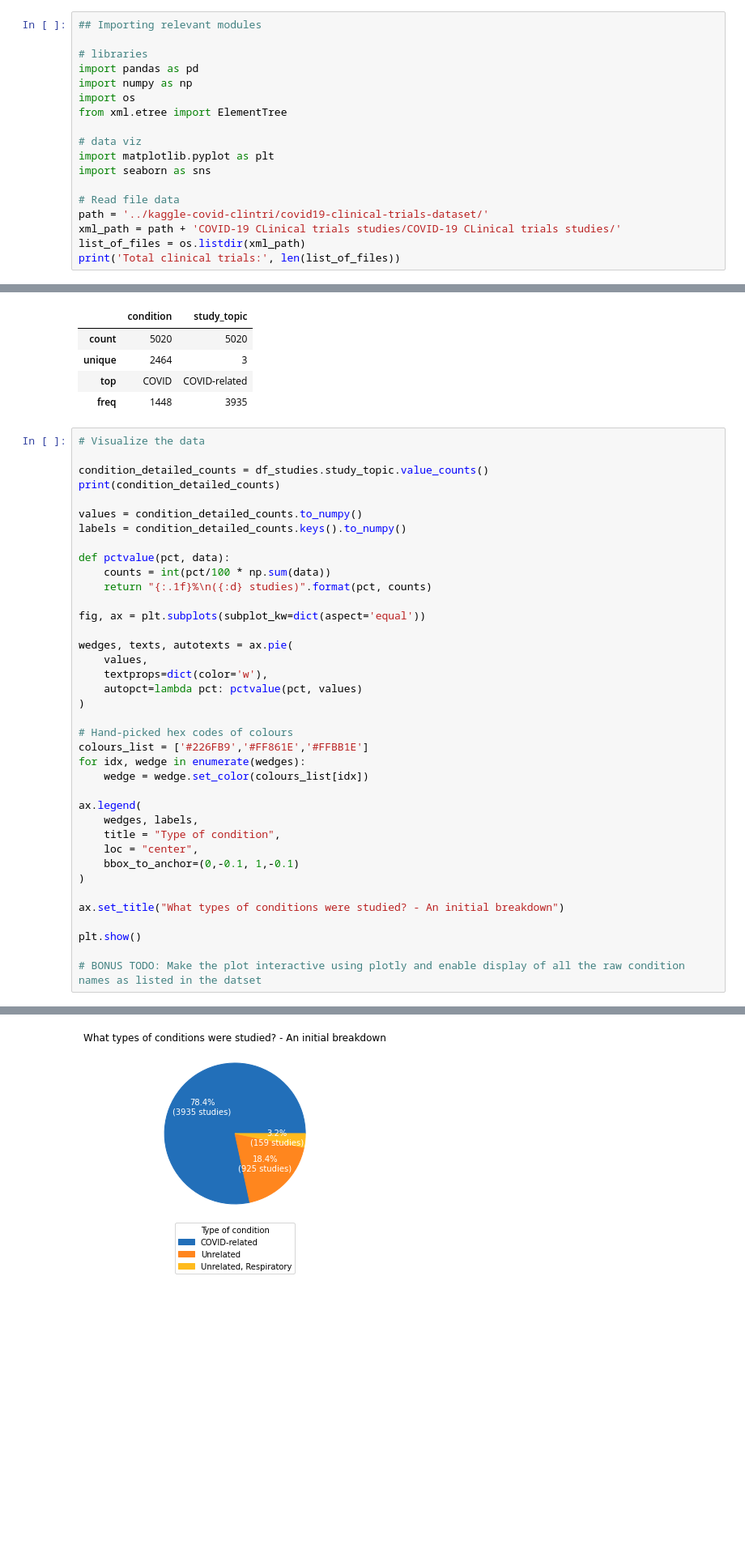
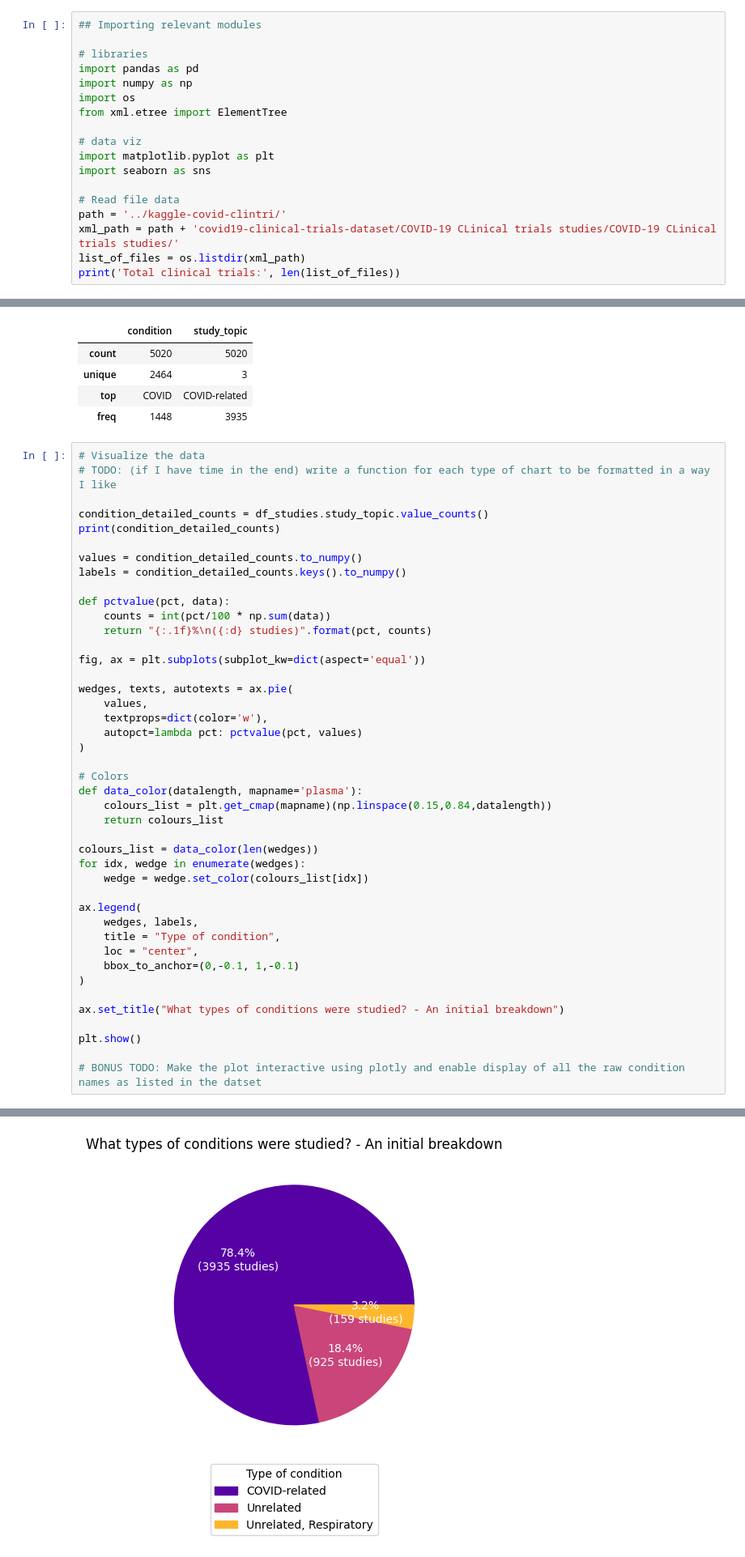
Before and after one commit to chels-kim/kaggle-covid-clintri, a Jupyter notebook: kaggle-covid-clintri/COVID-19 Clinical Trials.ipynb, the cells around one changed output, grey strips where cells are left out. Shown at 81% size. Cells and saved outputs as stored; diff of their text form; blank space fills up the shorter version.

```diff
--- a/kaggle-covid-clintri/COVID-19 Clinical Trials.ipynb
+++ b/kaggle-covid-clintri/COVID-19 Clinical Trials.ipynb
@@ -38,8 +38,8 @@ import matplotlib.pyplot as plt
 import seaborn as sns
 
 # Read file data
-path = '../kaggle-covid-clintri/covid19-clinical-trials-dataset/'
-xml_path = path + 'COVID-19 CLinical trials studies/COVID-19 CLinical trials studies/'
+path = '../kaggle-covid-clintri/'
+xml_path = path + 'covid19-clinical-trials-dataset/COVID-19 CLinical trials studies/COVID-19 CLinical trials studies/'
 list_of_files = os.listdir(xml_path)
 print('Total clinical trials:', len(list_of_files))
 # %% [output]
@@ -251,6 +255,7 @@ df_studies[['condition','study_topic']].describe()
 | freq | 1448 | 3935 |
 # %%
 # Visualize the data
+# TODO: (if I have time in the end) write a function for each type of chart to be formatted in a way I like
 
 condition_detailed_counts = df_studies.study_topic.value_counts()
 print(condition_detailed_counts)
@@ -263,35 +268,39 @@ def pctvalue(pct, data):
     return "{:.1f}%\n({:d} studies)".format(pct, counts)
 
 fig, ax = plt.subplots(subplot_kw=dict(aspect='equal'))
 
 wedges, texts, autotexts = ax.pie(
     values,
     textprops=dict(color='w'),
     autopct=lambda pct: pctvalue(pct, values)
 )
 
-# Hand-picked hex codes of colours
-colours_list = ['#226FB9','#FF861E','#FFBB1E']
+# Colors
+def data_color(datalength, mapname='plasma'):
+    colours_list = plt.get_cmap(mapname)(np.linspace(0.15,0.84,datalength))
+    return colours_list
+
+colours_list = data_color(len(wedges))
 for idx, wedge in enumerate(wedges):
     wedge = wedge.set_color(colours_list[idx])
 
 ax.legend(
     wedges, labels,
     title = "Type of condition",
     loc = "center",
     bbox_to_anchor=(0,-0.1, 1,-0.1)
 )
 
 ax.set_title("What types of conditions were studied? - An initial breakdown")
 
 plt.show()
 
 # BONUS TODO: Make the plot interactive using plotly and enable display of all the raw condition names as listed in the datset
 # %% [output]
 COVID-related             3935
 Unrelated                  926
 Unrelated, Respiratory     159
 Name: study_topic, dtype: int64
-[figure, old version]
+[figure, new version]
 # %% [markdown]
 This may have to be modified depending on whether the keywords properly picked out those that were in the dataset;
```
Also changed, not shown: parts of 16 cells of this notebook.
